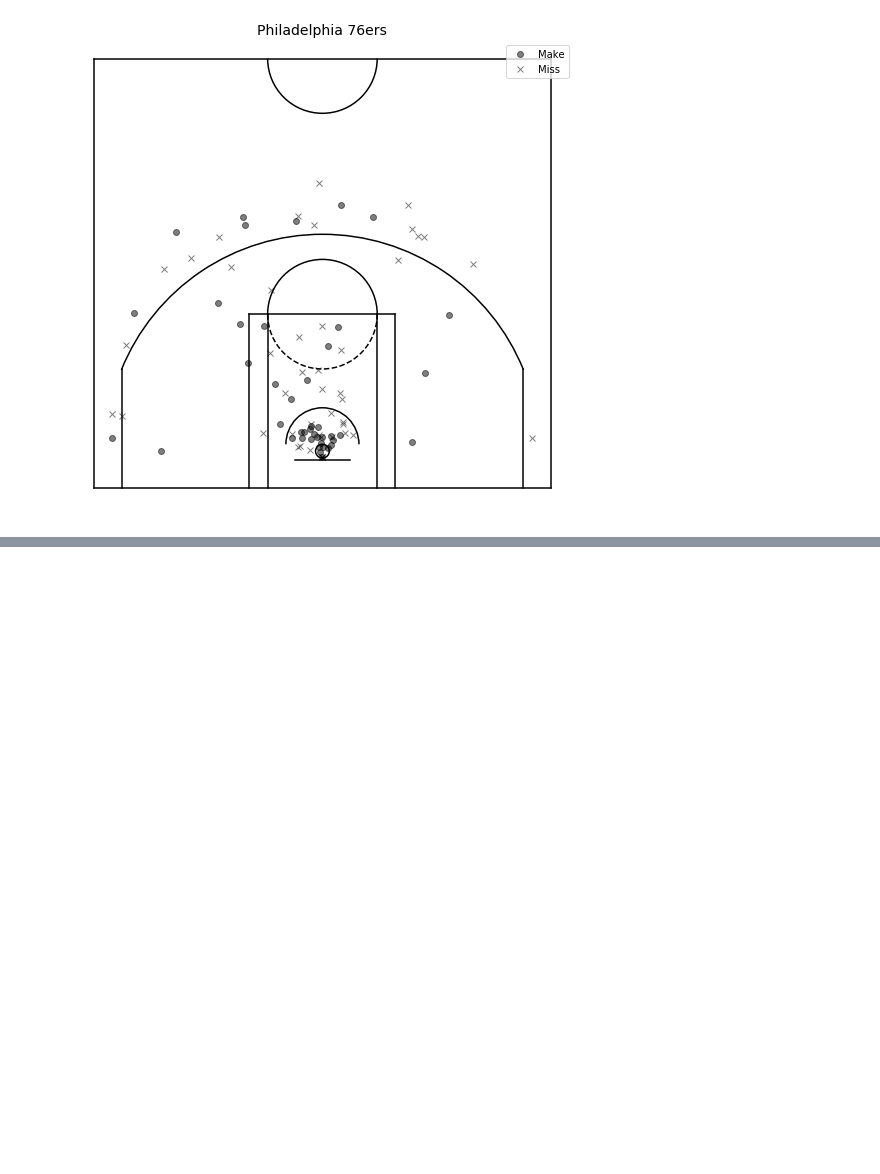
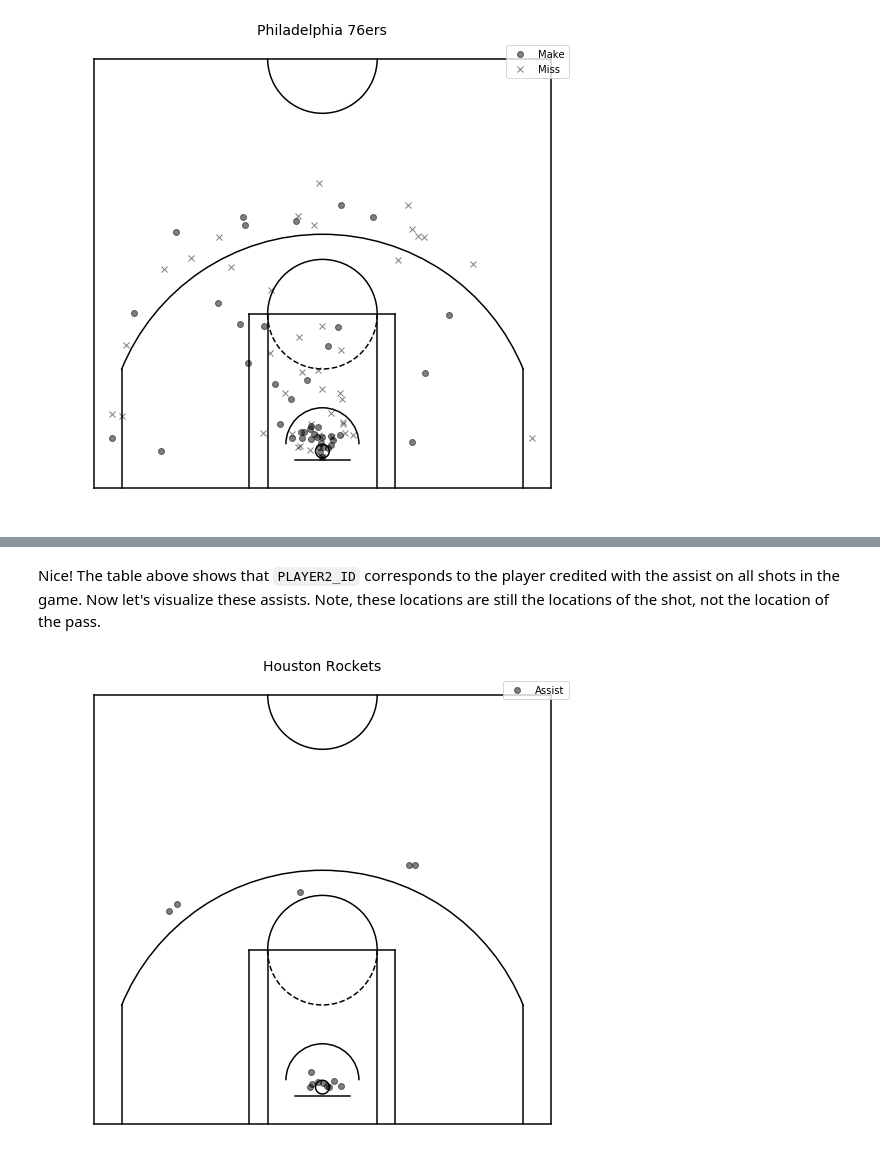
Before and after one commit to basketballrelativity/location_data, a Jupyter notebook: location_charts.ipynb, the cells around one changed output, grey strips where cells are left out. Drawn from its saved outputs; the diff is of its cells as text; code cells hidden in the pictures; blank space fills up the shorter version.

Commit message:
Completed location data notebook

```diff
--- a/location_charts.ipynb
+++ b/location_charts.ipynb
@@ -168,0 +241,8 @@ The Sixers controlled the game, winning 121-93. The Rockets played to their game
+# %%
+assist_df = shot_df.merge(play_df[['EVENTNUM',
+                                  'HOMEDESCRIPTION',
+                                  'VISITORDESCRIPTION',
+                                  'PLAYER2_ID',
+                                  'PLAYER2_NAME']], left_on='GAME_EVENT_ID', right_on='EVENTNUM')
+# %%
+assist_df = assist_df[pd.notnull(assist_df['PLAYER2_NAME'])]
@@ -168,0 +269,41 @@ The Sixers controlled the game, winning 121-93. The Rockets played to their game
+# %% [markdown]
+Nice! The table above shows that `PLAYER2_ID` corresponds to the player credited with the assist on all shots in the game. Now let's visualize these assists. Note, these locations are still the locations of the shot, not the location of the pass.
+# %%
+def plot_ast(ast_df, player_or_team, unit_id):
+    """ plot_ast plots an assist or list of assists given in the
+    assist DataFrame provided
+
+    @param ast_df (DataFrame): DataFrame of assists with LOC_X and
+        LOC_Y columns
+
+    @param player_or_team (str): One of 'team' or 'player'
+        strings indicating the type of assist chart to generate
+
+    @param unit_id (int): Unique identifier of player or team
+
+    Returns
+
+        court (maplotlib.figure.Figure): Court visual with
+            the assists plotted
+    """
+    court, court_axis = draw_court()
+    if player_or_team=='team':
+        ast = ast_df[ast_df['TEAM_ID']==unit_id]
+        if len(ast)>0:
+            court_axis.set_title(ast['TEAM_NAME'].iloc[0], fontsize=14)
+    else:
+        ast = ast_df[ast_df['PLAYER2_ID']==unit_id]
+        if len(ast)>0:
+            court_axis.set_title(ast['PLAYER2_NAME'].iloc[0], fontsize=14)
+
+
+    if len(ast_df)>0:
+        court_axis.plot(-ast['LOC_X'], ast['LOC_Y'], 'ko', alpha=0.5, label='Assist')
+
+    plt.legend(loc='upper right')
+    plt.close()
+    return court
+# %%
+plot_ast(assist_df, 'team', 1610612745)
+# %% [output]
+[figure, added]
```
Also changed, not shown: parts of 21 cells of this notebook.
